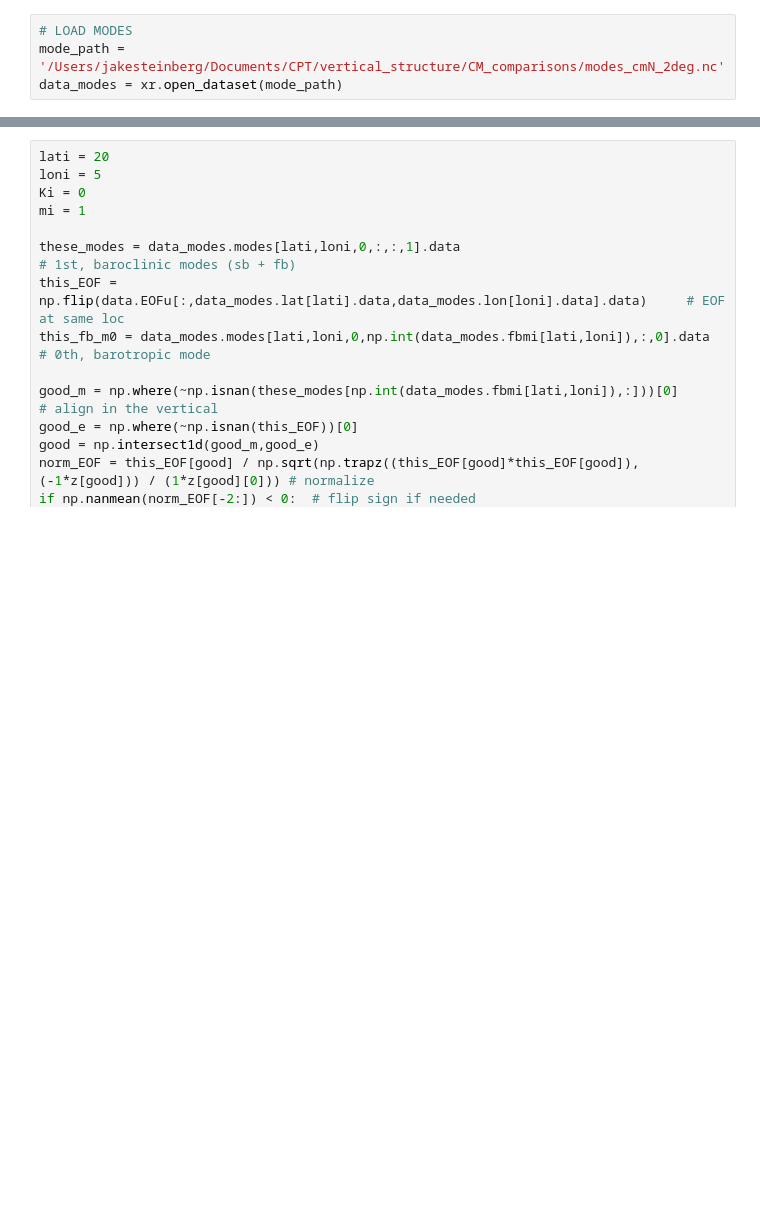
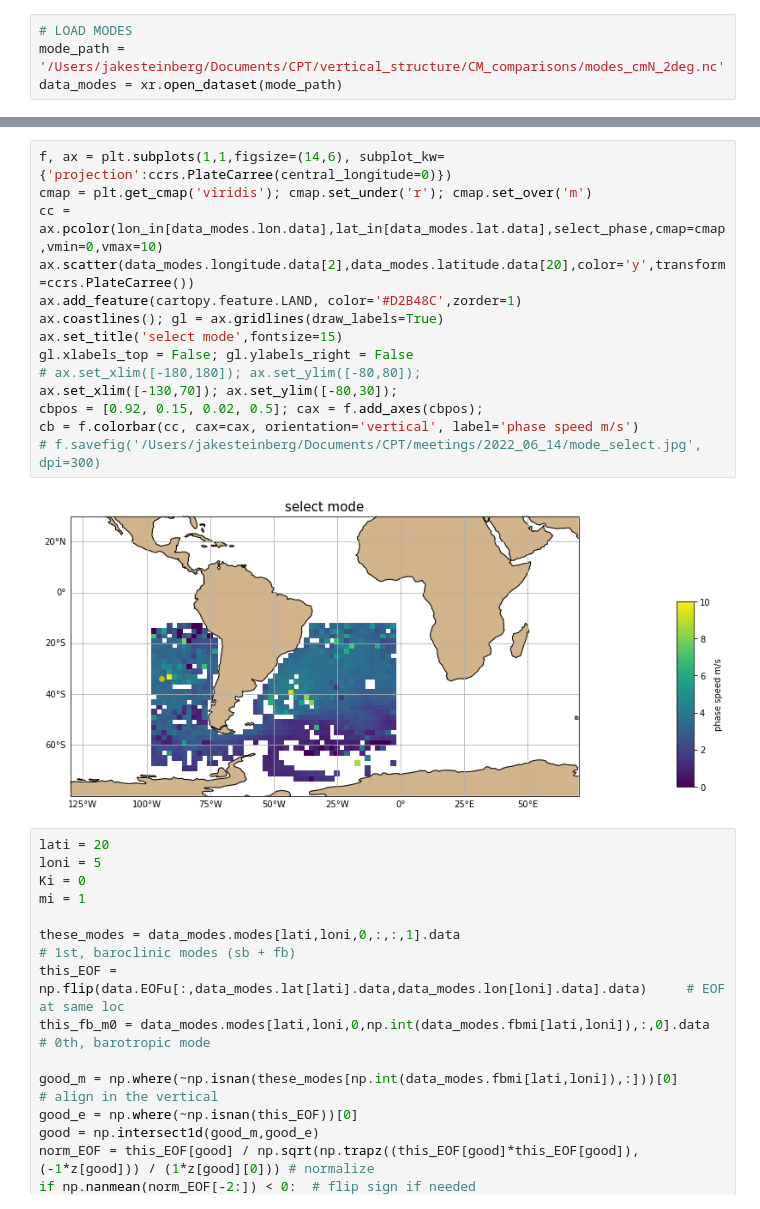
Before and after one commit to jakesteinberg/CPT, a Jupyter notebook: bottom_slope_find_relevant_mode.ipynb, the cells around one changed output, grey strips where cells are left out. Drawn from its saved outputs; the diff is of its cells as text; blank space fills up the shorter version.

```diff
--- a/bottom_slope_find_relevant_mode.ipynb
+++ b/bottom_slope_find_relevant_mode.ipynb
@@ -89,3 +111,19 @@ data_modes.longitude.data[2]
+# %%
+f, ax = plt.subplots(1,1,figsize=(14,6), subplot_kw={'projection':ccrs.PlateCarree(central_longitude=0)})
+cmap = plt.get_cmap('viridis'); cmap.set_under('r'); cmap.set_over('m')
+cc = ax.pcolor(lon_in[data_modes.lon.data],lat_in[data_modes.lat.data],select_phase,cmap=cmap,vmin=0,vmax=10)
+ax.scatter(data_modes.longitude.data[2],data_modes.latitude.data[20],color='y',transform=ccrs.PlateCarree())
+ax.add_feature(cartopy.feature.LAND, color='#D2B48C',zorder=1)
+ax.coastlines(); gl = ax.gridlines(draw_labels=True)
+ax.set_title('select mode',fontsize=15)
+gl.xlabels_top = False; gl.ylabels_right = False
+# ax.set_xlim([-180,180]); ax.set_ylim([-80,80]);
+ax.set_xlim([-130,70]); ax.set_ylim([-80,30]);
+cbpos = [0.92, 0.15, 0.02, 0.5]; cax = f.add_axes(cbpos);
+cb = f.colorbar(cc, cax=cax, orientation='vertical', label='phase speed m/s')
+# f.savefig('/Users/jakesteinberg/Documents/CPT/meetings/2022_06_14/mode_select.jpg', dpi=300)
+# %% [output]
+[figure, added]
 # %%
 lati = 20
 loni = 5
```
Also changed, not shown: parts of 5 cells of this notebook, 2 other files.
